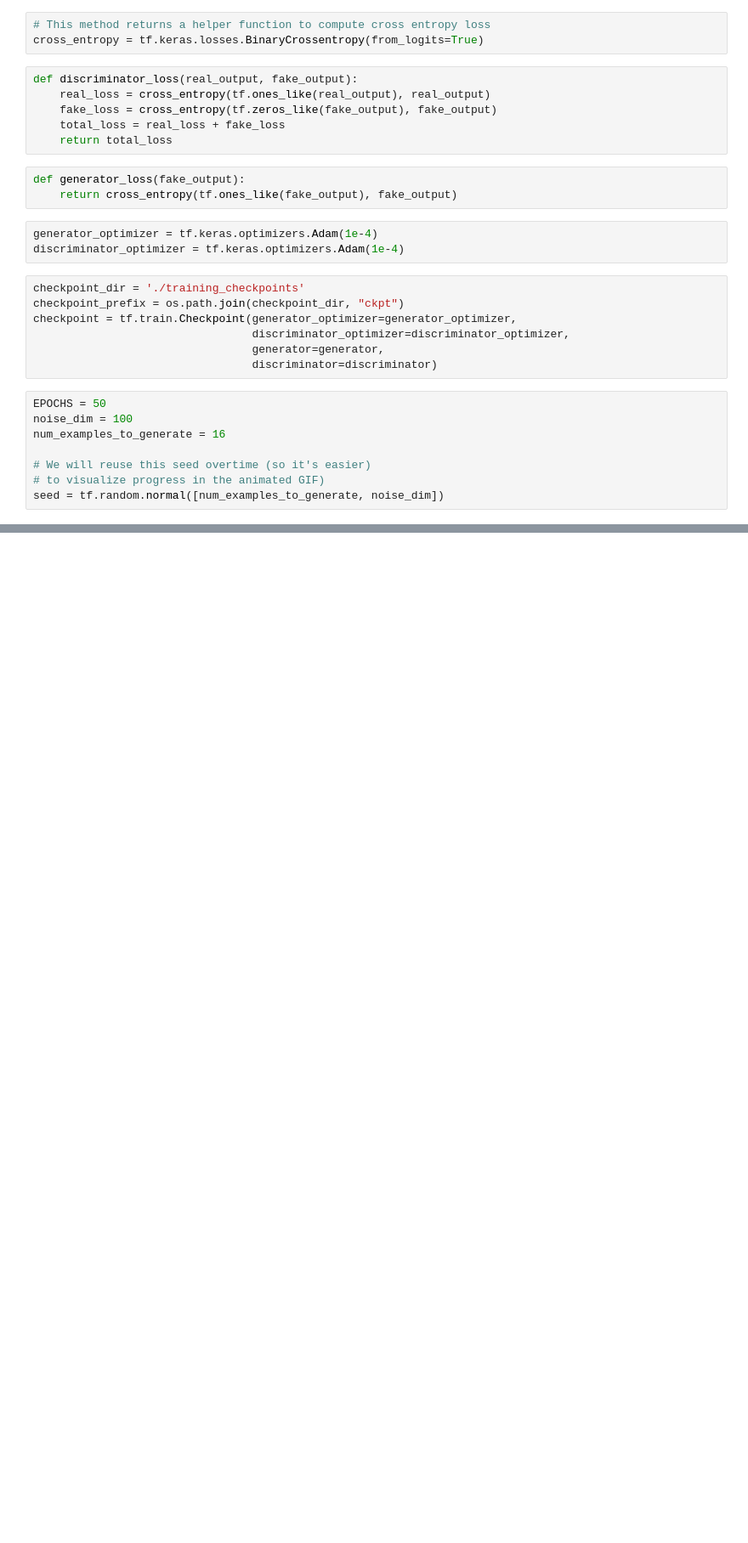
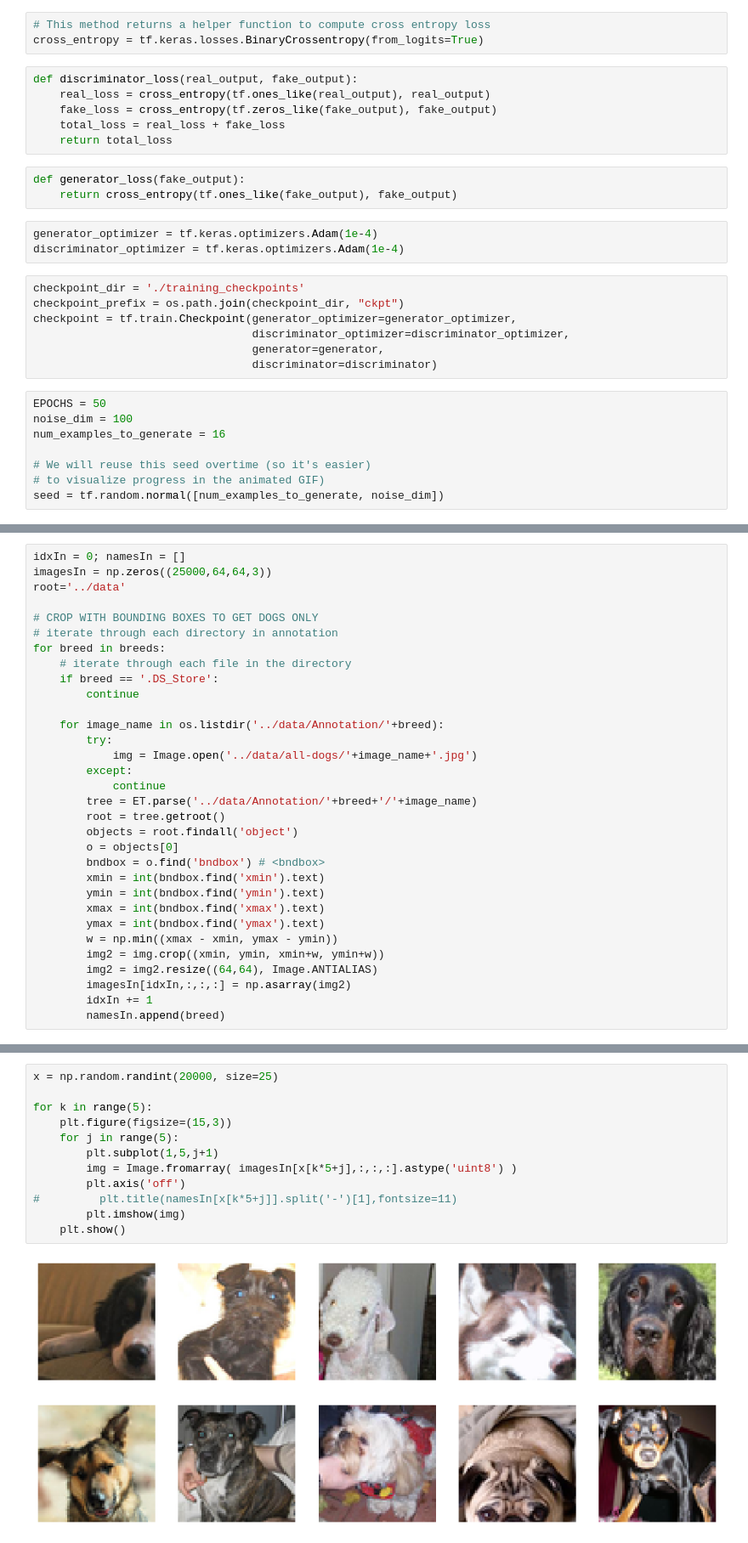
Before and after one commit to rghosh8/oh-my-dog, a Jupyter notebook: src/eda.ipynb, the cells around one changed output, grey strips where cells are left out. Shown: that part at 85% size. Saved outputs shown, nothing was run; the diff lists cells and outputs as text; blank space fills up the shorter version.

```diff
--- a/src/eda.ipynb
+++ b/src/eda.ipynb
@@ -488,0 +512,32 @@ TensorShape([16, 100])
+# %%
+idxIn = 0; namesIn = []
+imagesIn = np.zeros((25000,64,64,3))
+root='../data'
+
+# CROP WITH BOUNDING BOXES TO GET DOGS ONLY
+# iterate through each directory in annotation
+for breed in breeds:
+    # iterate through each file in the directory
+    if breed == '.DS_Store':
+        continue
+
+    for image_name in os.listdir('../data/Annotation/'+breed):
+        try:
+            img = Image.open('../data/all-dogs/'+image_name+'.jpg')
+        except:
+            continue
+        tree = ET.parse('../data/Annotation/'+breed+'/'+image_name)
+        root = tree.getroot()
+        objects = root.findall('object')
+        o = objects[0]
+        bndbox = o.find('bndbox') # <bndbox>
+        xmin = int(bndbox.find('xmin').text)
+        ymin = int(bndbox.find('ymin').text)
+        xmax = int(bndbox.find('xmax').text)
+        ymax = int(bndbox.find('ymax').text)
+        w = np.min((xmax - xmin, ymax - ymin))
+        img2 = img.crop((xmin, ymin, xmin+w, ymin+w))
+        img2 = img2.resize((64,64), Image.ANTIALIAS)
+        imagesIn[idxIn,:,:,:] = np.asarray(img2)
+        idxIn += 1
+        namesIn.append(breed)
@@ -488,0 +552,15 @@ TensorShape([16, 100])
+# %%
+x = np.random.randint(20000, size=25)
+
+for k in range(5):
+    plt.figure(figsize=(15,3))
+    for j in range(5):
+        plt.subplot(1,5,j+1)
+        img = Image.fromarray( imagesIn[x[k*5+j],:,:,:].astype('uint8') )
+        plt.axis('off')
+#         plt.title(namesIn[x[k*5+j]].split('-')[1],fontsize=11)
+        plt.imshow(img)
+    plt.show()
+# %% [output]
+[figure, added]
+[figure, added]
```
Also changed, not shown: parts of 17 cells of this notebook, 1 other file.
